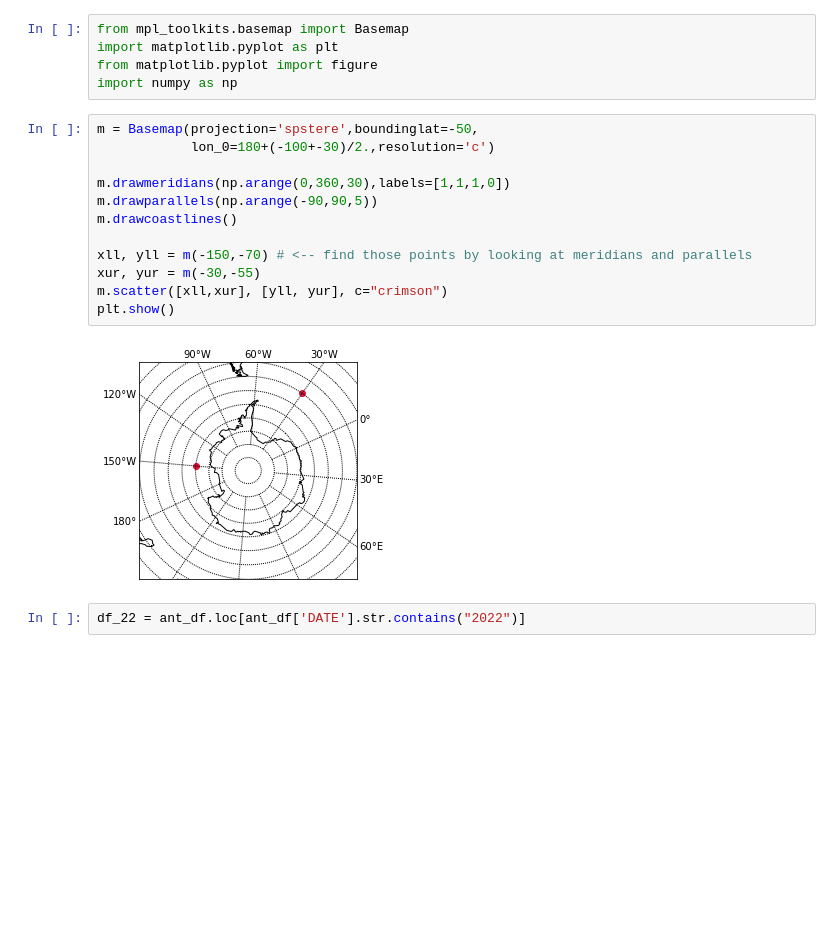
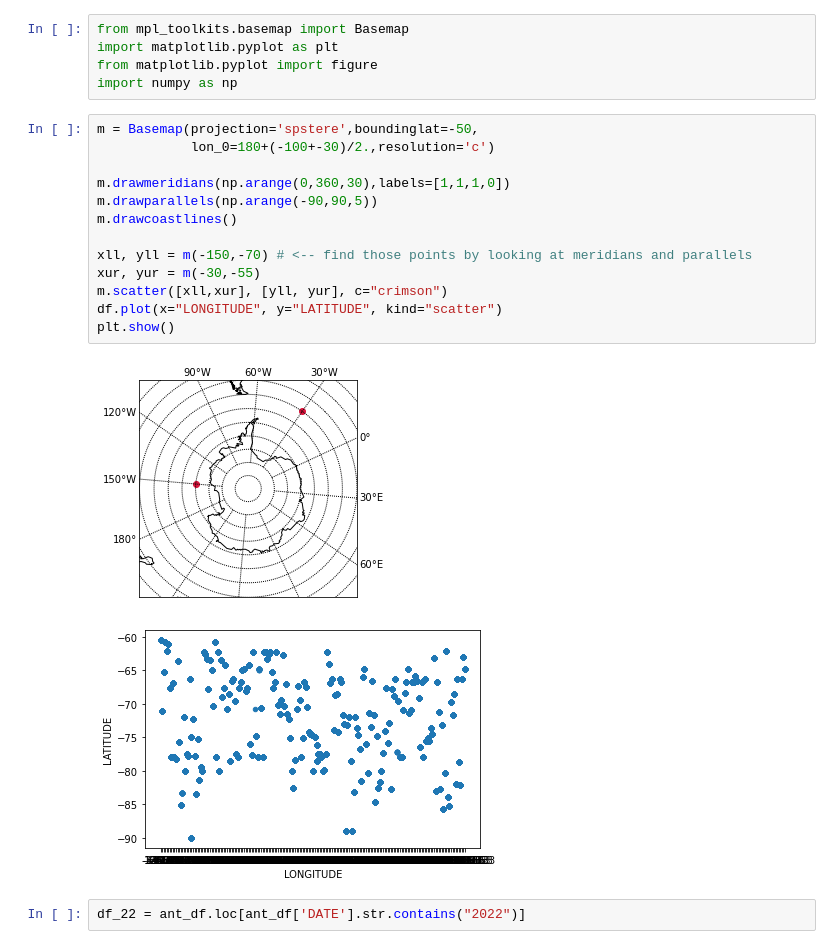
Before and after one commit to glentner/AITP2022-DS-Challenge, a Jupyter notebook: code/AITAP_Antarctica.ipynb, the cells around one changed output. Saved outputs shown, nothing was run; the diff lists cells and outputs as text; blank space fills up the shorter version.

```diff
--- a/code/AITAP_Antarctica.ipynb
+++ b/code/AITAP_Antarctica.ipynb
@@ -156,17 +156,19 @@ import numpy as np
 # %%
 m = Basemap(projection='spstere',boundinglat=-50,
             lon_0=180+(-100+-30)/2.,resolution='c')
 
 m.drawmeridians(np.arange(0,360,30),labels=[1,1,1,0])
 m.drawparallels(np.arange(-90,90,5))
 m.drawcoastlines()
 
 xll, yll = m(-150,-70) # <-- find those points by looking at meridians and parallels
 xur, yur = m(-30,-55)
 m.scatter([xll,xur], [yll, yur], c="crimson")
+df.plot(x="LONGITUDE", y="LATITUDE", kind="scatter")
 plt.show()
 # %% [output]
 [figure]
+[figure, added]
 # %%
 df_22 = ant_df.loc[ant_df['DATE'].str.contains("2022")]
 # %%
```
Also changed, not shown: parts of 3 cells of this notebook.
